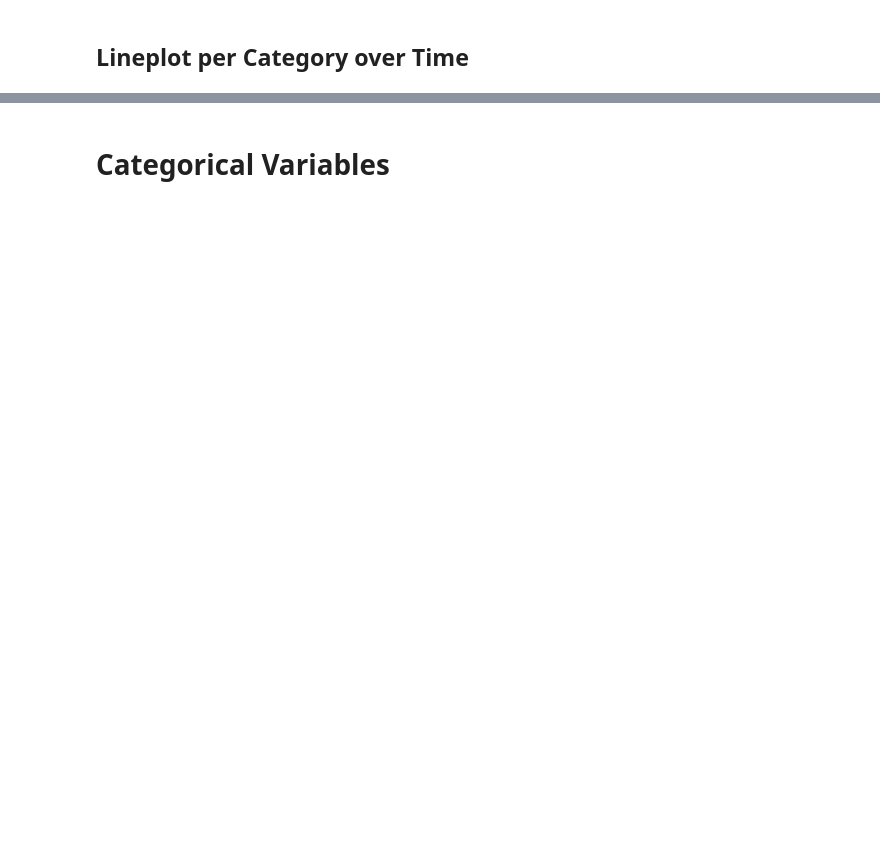
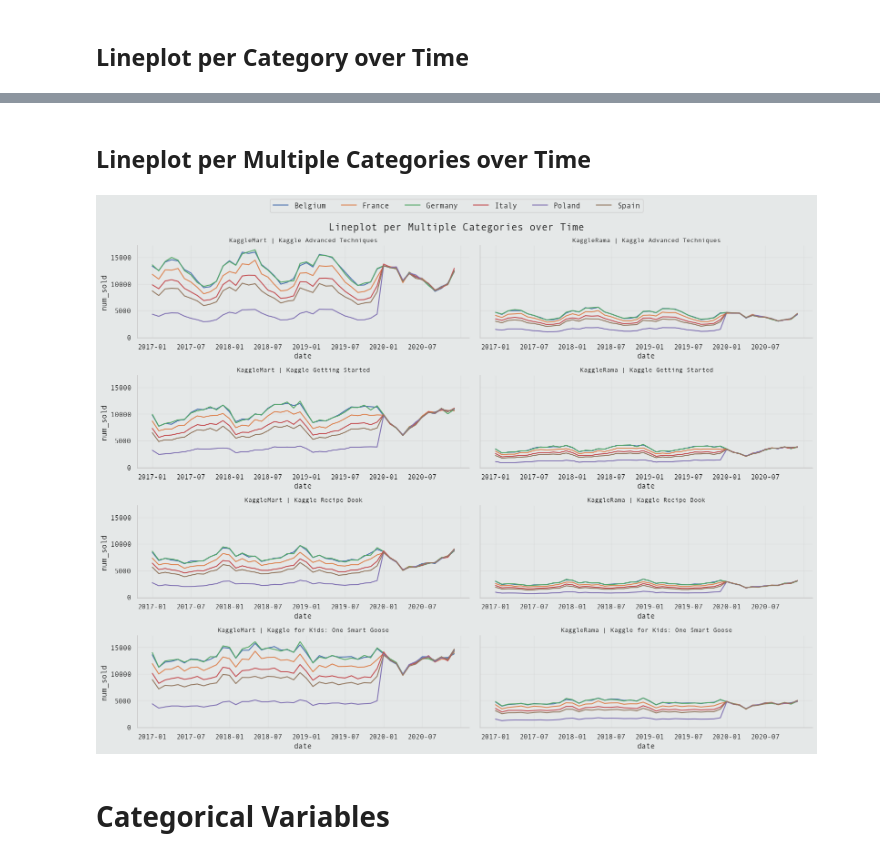
Before and after one commit to Volscente/cheat_sheets, a Jupyter notebook: data_science/eda_plots.ipynb, the cells around one changed output, grey strips where cells are left out. Cells and saved outputs as stored; diff of their text form; code cells hidden in the pictures; blank space fills up the shorter version.

```diff
--- a/data_science/eda_plots.ipynb
+++ b/data_science/eda_plots.ipynb
@@ -130,2 +192,66 @@ AttributeError: Can only use .dt accessor with datetimelike values
+# %% [markdown]
+## Lineplot per Multiple Categories over Time
+# %%
+# Define figure and axes
+figure, ax = plt.subplots(4, 2, figsize=(16, 12), sharey=True)
+ax = ax.flatten()
+
+# Define the lines category order
+hue_order = books_sold_train['country'].unique()
+
+# Compute every possible combination between the other two categories
+products = books_sold_train['product'].unique()
+stores = books_sold_train['store'].unique()
+iterator = cartesian_product(products, stores)
+
+# Fetch the data to plot
+for index, (product, store) in enumerate(iterator):
+
+    # Retrieve the data to plot
+    data_plot = books_sold_train[
+        (books_sold_train['store'] == store) &
+        (books_sold_train['product'] == product)]
+
+    # Plot the data
+    sns.lineplot(
+        data=data_plot.groupby([
+            data_plot.date.dt.strftime('%Y-%m'),
+            data_plot.country
+        ])['num_sold'].sum().reset_index(),
+        x='date',
+        y='num_sold',
+        hue='country',
+        hue_order=hue_order,
+        ax=ax[index])
+
+    # Set subplot title
+    ax[index].set_title(f'{store} | {product}',
+                        fontsize=10)
+
+    # Set x axis ticks
+    ax[index].xaxis.set_major_locator(ticker.MaxNLocator(nbins=data_plot.date.dt.strftime('%Y-%m').nunique()/5))
+
+    # Retrieve legend information
+    handles = ax[index].get_legend_handles_labels()[0]
+    labels = ax[index].get_legend_handles_labels()[1]
+    ax[index].legend().remove()
+
+
+# Set the legend
+figure.legend(handles,
+              labels,
+              loc='upper center',
+              bbox_to_anchor=(0.5, 1.03),
+              fontsize=12,
+              ncol=books_sold_train['country'].nunique())
+
+# Set figure Title
+figure.suptitle('Lineplot per Multiple Categories over Time',
+                fontweight='bold',
+                fontsize=16)
+
+plt.tight_layout()
+# %% [output]
+[figure, added]
 # %% [markdown]
 # Categorical Variables
```
Also changed, not shown: parts of 6 cells of this notebook, 1 other file.
